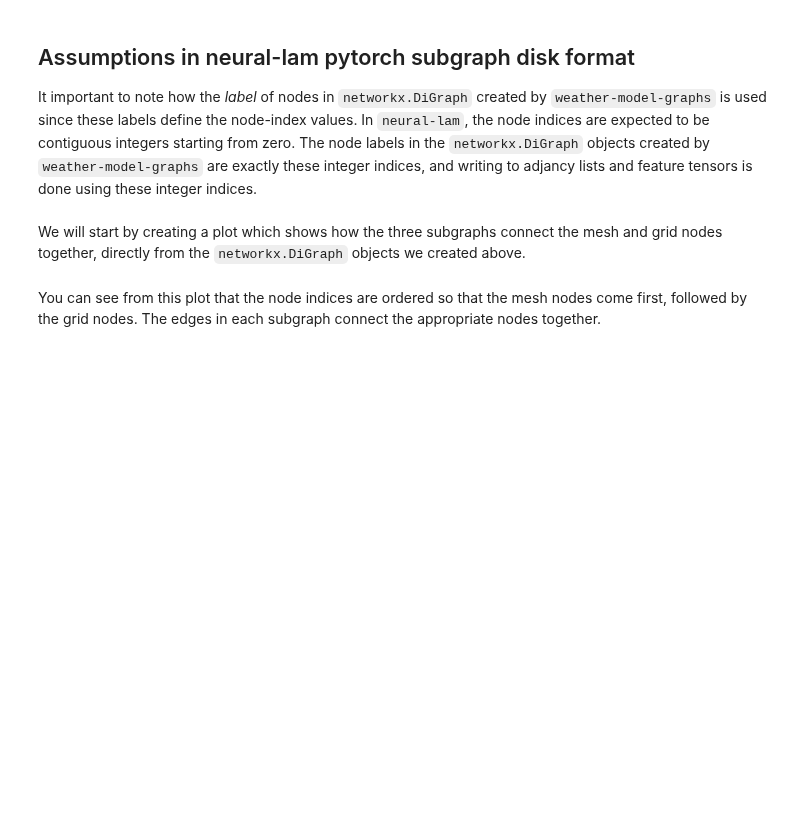
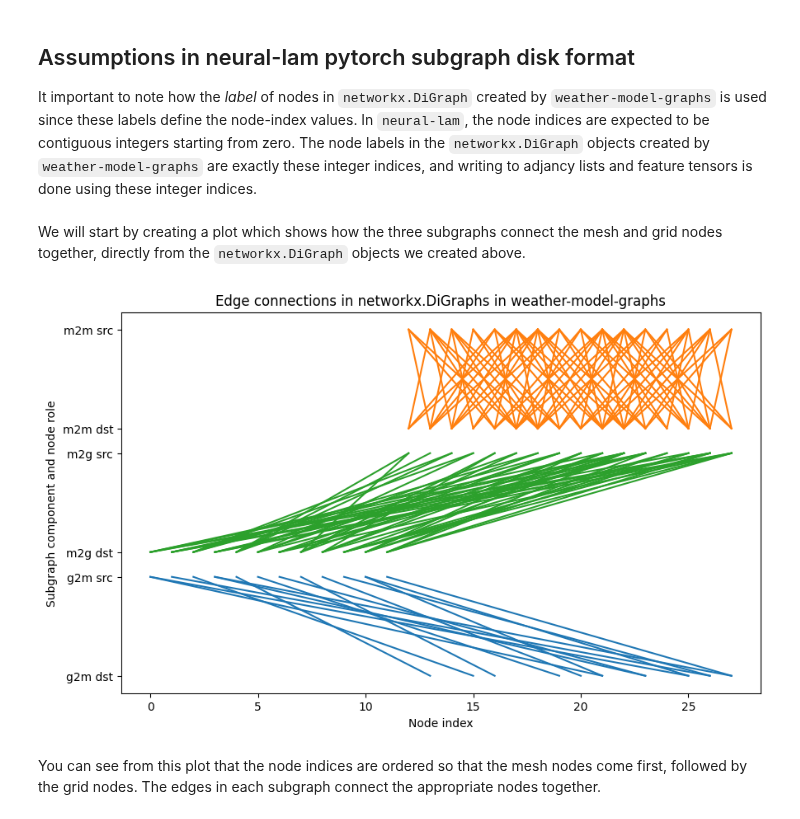
Before and after one commit to mllam/weather-model-graphs, a Jupyter notebook: docs/saving_graphs_for_neural_lam.ipynb, the cells around one changed output. Drawn from its saved outputs; the diff is of its cells as text; code cells hidden in the pictures; blank space fills up the shorter version.

```diff
--- a/docs/saving_graphs_for_neural_lam.ipynb
+++ b/docs/saving_graphs_for_neural_lam.ipynb
@@ -140,33 +208,36 @@ def plot_subgraph_edge_connections(subgraphs):
 
     fig, ax = plt.subplots(figsize=(10, 6))
     y_ticks = []
     y_ticklabels = []
 
     offset = -0.4
     colors = dict(
         g2m="C0",
         m2m="C1",
         m2g="C2",
     )
     component_names = sorted(list(subgraphs.keys()))
     for i, component in enumerate(component_names):
         color = colors[component]
         subgraph = subgraphs[component]
         edge_adj_list = np.array(subgraph.edges()).T
         ys = [i - offset, i + offset]
         ys_labels = [f"{component} src", f"{component} dst"]
         for src, dst in edge_adj_list.T:
             ax.plot([src, dst], ys, color=color)
         y_ticks += ys
         y_ticklabels += ys_labels
 
     ax.set_yticks(y_ticks)
     ax.set_yticklabels(y_ticklabels)
     ax.set_ylabel("Subgraph component and node role")
     ax.set_xlabel("Node index")
+    ax.set_title("Edge connections in networkx.DiGraphs in weather-model-graphs")
 
 
 plot_subgraph_edge_connections(subgraphs)
+# %% [output]
+[figure, added]
 # %% [markdown]
 You can see from this plot that the node indices are ordered so that the mesh nodes come first, followed by the grid nodes. The edges in each subgraph connect the appropriate nodes together.
 # %% [markdown]
```
Also changed, not shown: parts of 10 cells of this notebook.
